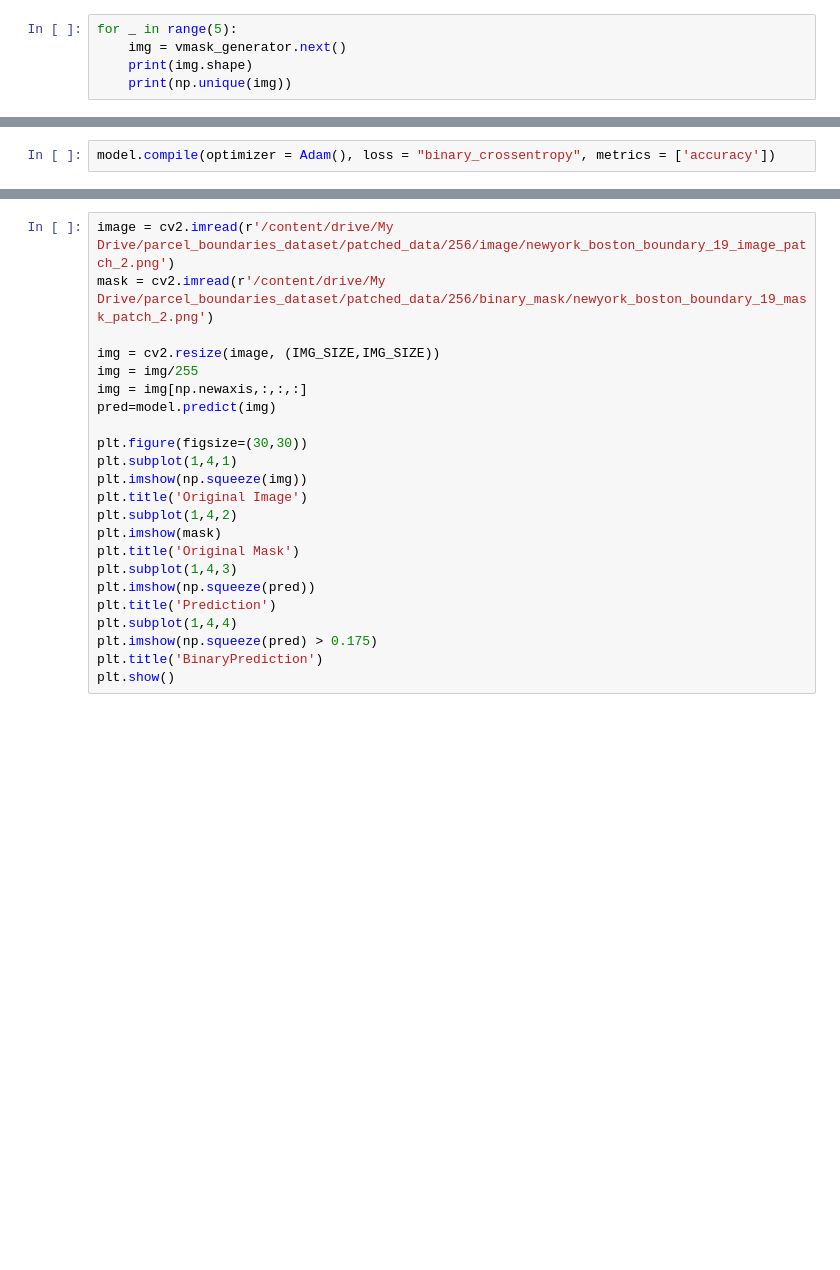
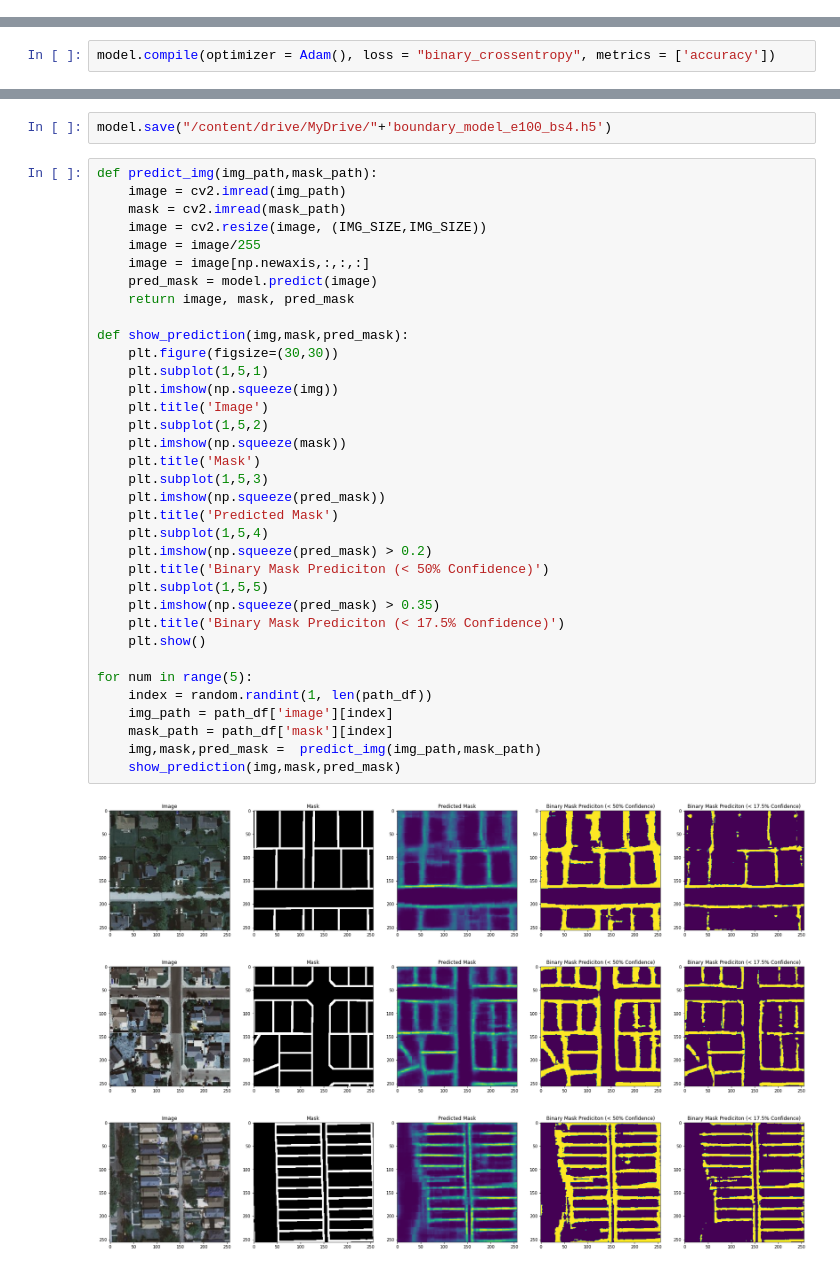
Before and after one commit to james-t-little/cnn_diss_repo, a Jupyter notebook: code/boundary_model.ipynb, the cells around one changed output, grey strips where cells are left out. Cells and saved outputs as stored; diff of their text form; blank space fills up the shorter version.

```diff
--- a/code/boundary_model.ipynb
+++ b/code/boundary_model.ipynb
@@ -116,5 +109,0 @@ Found 584 validated image filenames.
-# %%
-for _ in range(5):
-    img = vmask_generator.next()
-    print(img.shape)
-    print(np.unique(img))
@@ -202,23 +216,41 @@ InvalidArgumentError: ignored
+# %%
+model.save("/content/drive/MyDrive/"+'boundary_model_e100_bs4.h5')
 # %%
-image = cv2.imread(r'/content/drive/My Drive/parcel_boundaries_dataset/patched_data/256/image/newyork_boston_boundary_19_image_patch_2.png')
-mask = cv2.imread(r'/content/drive/My Drive/parcel_boundaries_dataset/patched_data/256/binary_mask/newyork_boston_boundary_19_mask_patch_2.png')
+def predict_img(img_path,mask_path):
+    image = cv2.imread(img_path)
+    mask = cv2.imread(mask_path)
+    image = cv2.resize(image, (IMG_SIZE,IMG_SIZE))
+    image = image/255
+    image = image[np.newaxis,:,:,:]
+    pred_mask = model.predict(image)
+    return image, mask, pred_mask
 
-img = cv2.resize(image, (IMG_SIZE,IMG_SIZE))
-img = img/255
-img = img[np.newaxis,:,:,:]
-pred=model.predict(img)
+def show_prediction(img,mask,pred_mask):
+    plt.figure(figsize=(30,30))
+    plt.subplot(1,5,1)
+    plt.imshow(np.squeeze(img))
+    plt.title('Image')
+    plt.subplot(1,5,2)
+    plt.imshow(np.squeeze(mask))
+    plt.title('Mask')
+    plt.subplot(1,5,3)
+    plt.imshow(np.squeeze(pred_mask))
+    plt.title('Predicted Mask')
+    plt.subplot(1,5,4)
+    plt.imshow(np.squeeze(pred_mask) > 0.2)
+    plt.title('Binary Mask Prediciton (< 50% Confidence)')
+    plt.subplot(1,5,5)
+    plt.imshow(np.squeeze(pred_mask) > 0.35)
+    plt.title('Binary Mask Prediciton (< 17.5% Confidence)')
+    plt.show()
 
-plt.figure(figsize=(30,30))
-plt.subplot(1,4,1)
-plt.imshow(np.squeeze(img))
-plt.title('Original Image')
-plt.subplot(1,4,2)
-plt.imshow(mask)
-plt.title('Original Mask')
-plt.subplot(1,4,3)
-plt.imshow(np.squeeze(pred))
-plt.title('Prediction')
-plt.subplot(1,4,4)
-plt.imshow(np.squeeze(pred) > 0.175)
-plt.title('BinaryPrediction')
-plt.show()
+for num in range(5):
+    index = random.randint(1, len(path_df))
+    img_path = path_df['image'][index]
+    mask_path = path_df['mask'][index]
+    img,mask,pred_mask =  predict_img(img_path,mask_path)
+    show_prediction(img,mask,pred_mask)
+# %% [output]
+[figure, added]
+[figure, added]
+[figure, added]
```
Also changed, not shown: parts of 10 cells of this notebook.
